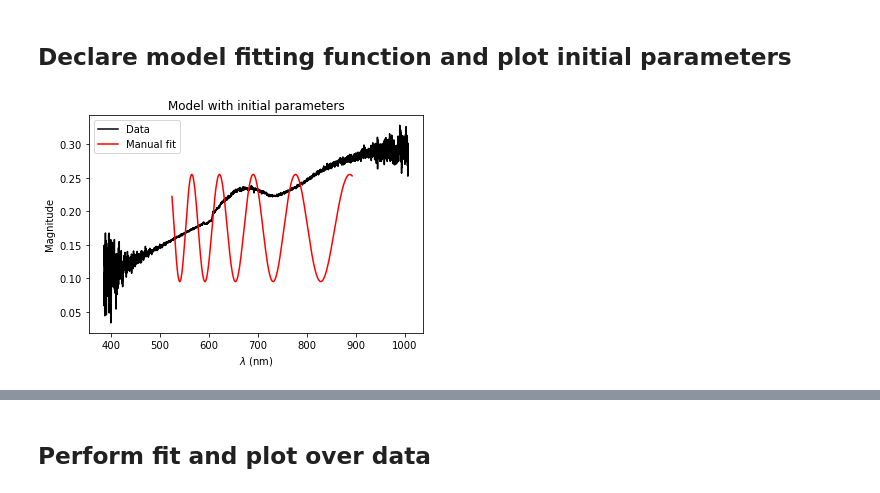
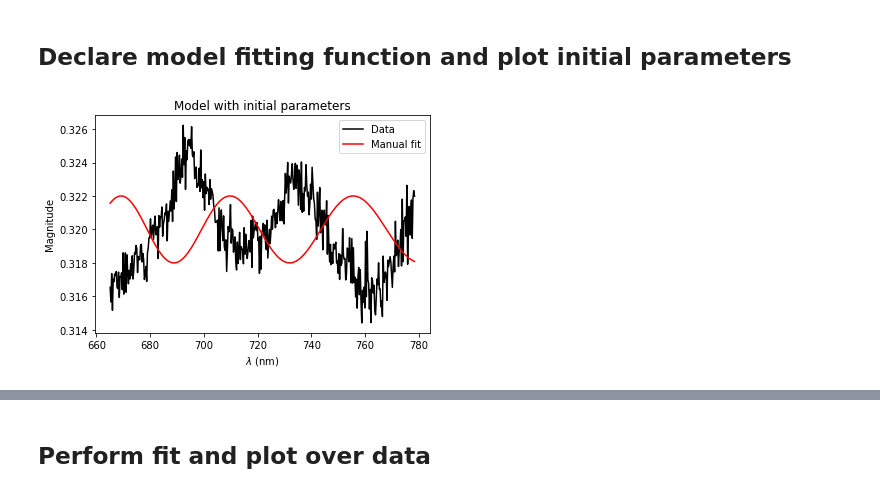
Before and after one commit to ManuelRojasPhysics/Reflectance, a Jupyter notebook: Plotting reflectance data.ipynb, the cells around one changed output, grey strips where cells are left out. Drawn from its saved outputs; the diff is of its cells as text; code cells hidden in the pictures.

Commit message:
plotted new InN data

```diff
--- a/Plotting reflectance data.ipynb
+++ b/Plotting reflectance data.ipynb
@@ -16,9 +16,9 @@ import os as os
 # %%
 # variables containing string of filepaths
 # only need to change path here, and change name of output figure
-filepath_data='S162/S162C.txt'
-filepath_blank='S162/BLANK.txt'
-filepath_std='S162/STD.txt'
+filepath_data='5181/5181R.txt'
+filepath_blank='5181/BLANK.txt'
+filepath_std='5181/STD_new.txt'
 #load in all necessary data, since background and noise data is needed
 data_in = np.genfromtxt(filepath_data, skip_header=6, delimiter='	')
 blankARraw = np.genfromtxt(filepath_blank, skip_header = 6, delimiter = '	')
@@ -109,26 +128,27 @@ Once only the thin film data is left, fit using the following equation: $$R=A+Bc
 # %%
 ## x needs to be first parameter!!!
 def model(x,a,b,d):
     n = 2.39*4*np.pi
     return a+(b * np.cos(d*(n/x)))
+
 ## a and b are constants, d is thickness, x is wavelength, n is refractive index of material (2.39?)
 
 ## set initial param. values below based on existing data 2018-2019
 
-ainit = .175
-binit =.08
-dinit = 1300
+ainit = .32
+binit =-.002
+dinit = 2450
 ## index depends on material (2.39 used in existing data 2018-2019)
 pinit = [ainit,binit,dinit]
 ## plot model with inital parameters
-plt.plot(wavel,final, 'k-', label = 'Data');
-plt.plot(wavel[500:1800], model(wavel[500:1800],pinit[0],pinit[1],pinit[2]), 'r-', label = 'Manual fit');
+plt.plot(wavel[1000:1400],final[1000:1400], 'k-', label = 'Data');
+plt.plot(wavel[1000:1400], model(wavel[1000:1400],pinit[0],pinit[1],pinit[2]), 'r-', label = 'Manual fit');
 
 # Label axes and give it a title for notebook (remove it when including the plot in a report)
 plt.xlabel('$\\lambda$ (nm)')
 plt.ylabel('Magnitude')
 plt.title('Model with initial parameters')
 plt.legend()
 plt.show()
 # %% [output]
-[figure, old version]
+[figure, new version]
```
Also changed, not shown: parts of 7 cells of this notebook, 22 other files.
